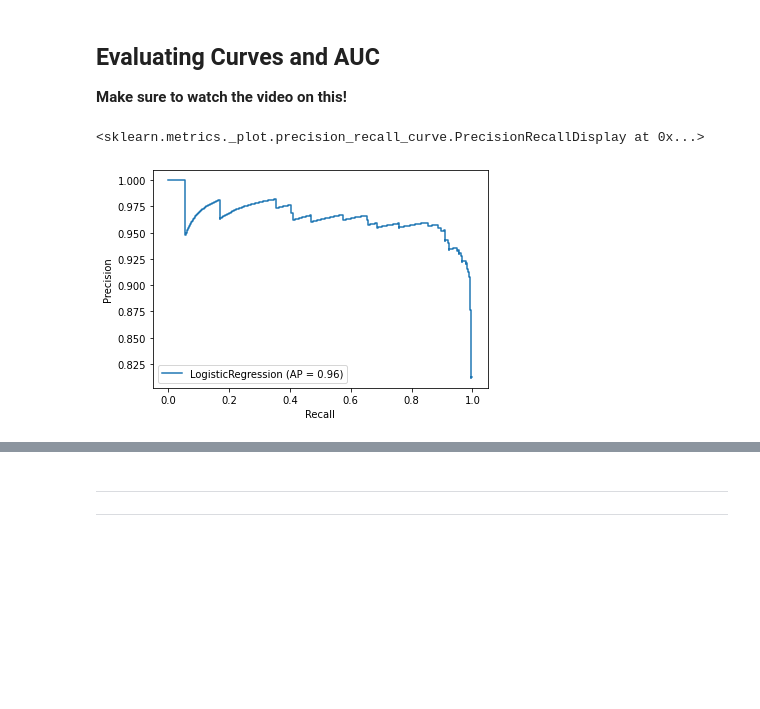
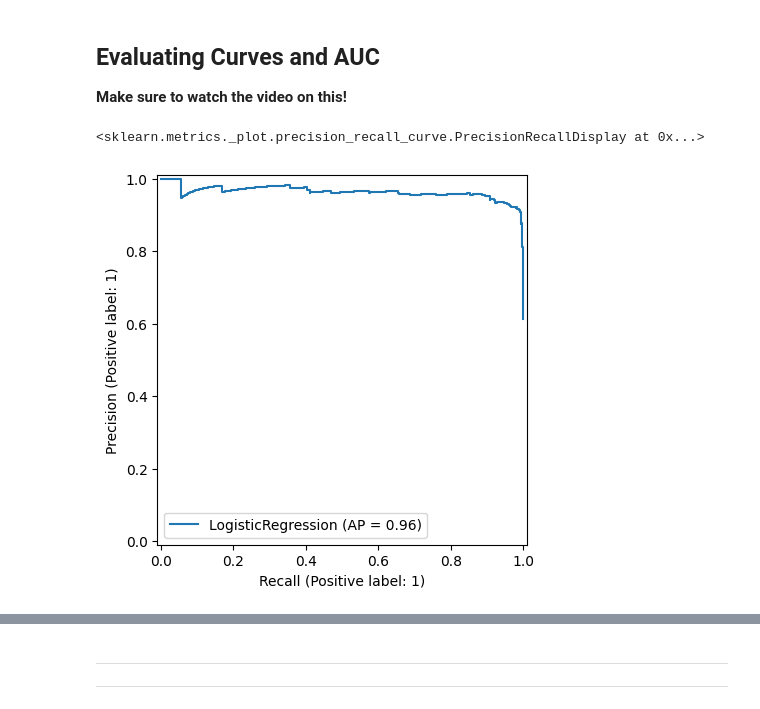
Before and after one commit to Briankipkemboi78/datascience, a Jupyter notebook: Reference/11-Logistic-Regression-Models/00-Logistic-Regression.ipynb, the cells around one changed output, grey strips where cells are left out. Cells and saved outputs as stored; diff of their text form; code cells hidden in the pictures; blank space fills up the shorter version.

```diff
--- a/Reference/11-Logistic-Regression-Models/00-Logistic-Regression.ipynb
+++ b/Reference/11-Logistic-Regression-Models/00-Logistic-Regression.ipynb
@@ -272,6 +272,6 @@ from sklearn.metrics import precision_recall_curve,plot_precision_recall_curve,p
 # %%
-plot_precision_recall_curve(log_model,scaled_X_test,y_test)
+PrecisionRecallDisplay.from_estimator(log_model, scaled_X_test, y_test)
 # %% [output]
 <sklearn.metrics._plot.precision_recall_curve.PrecisionRecallDisplay at 0x...>
-[figure, old version]
+[figure, new version]
 # %%
```
Also changed, not shown: parts of 5 cells of this notebook, 2 other files.
